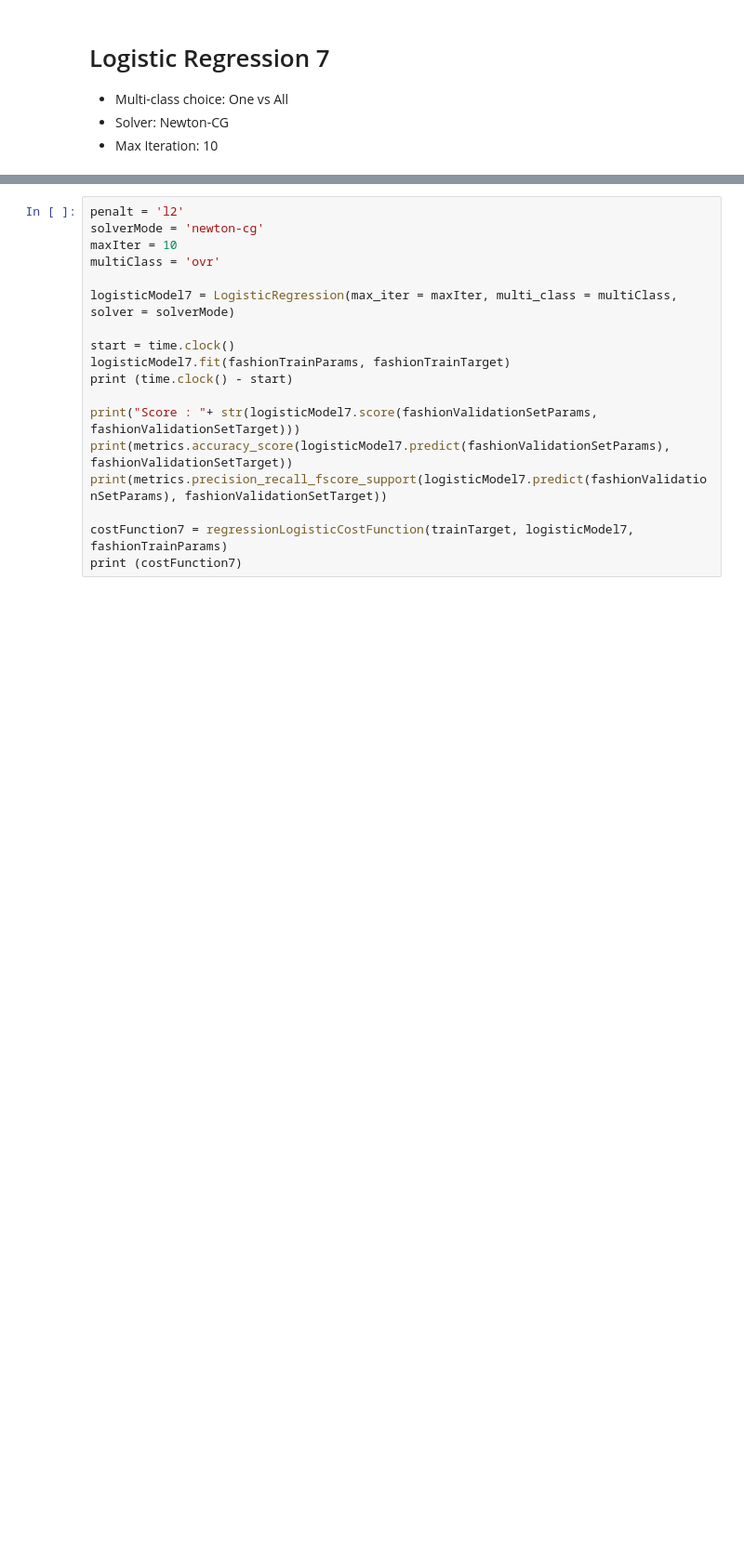
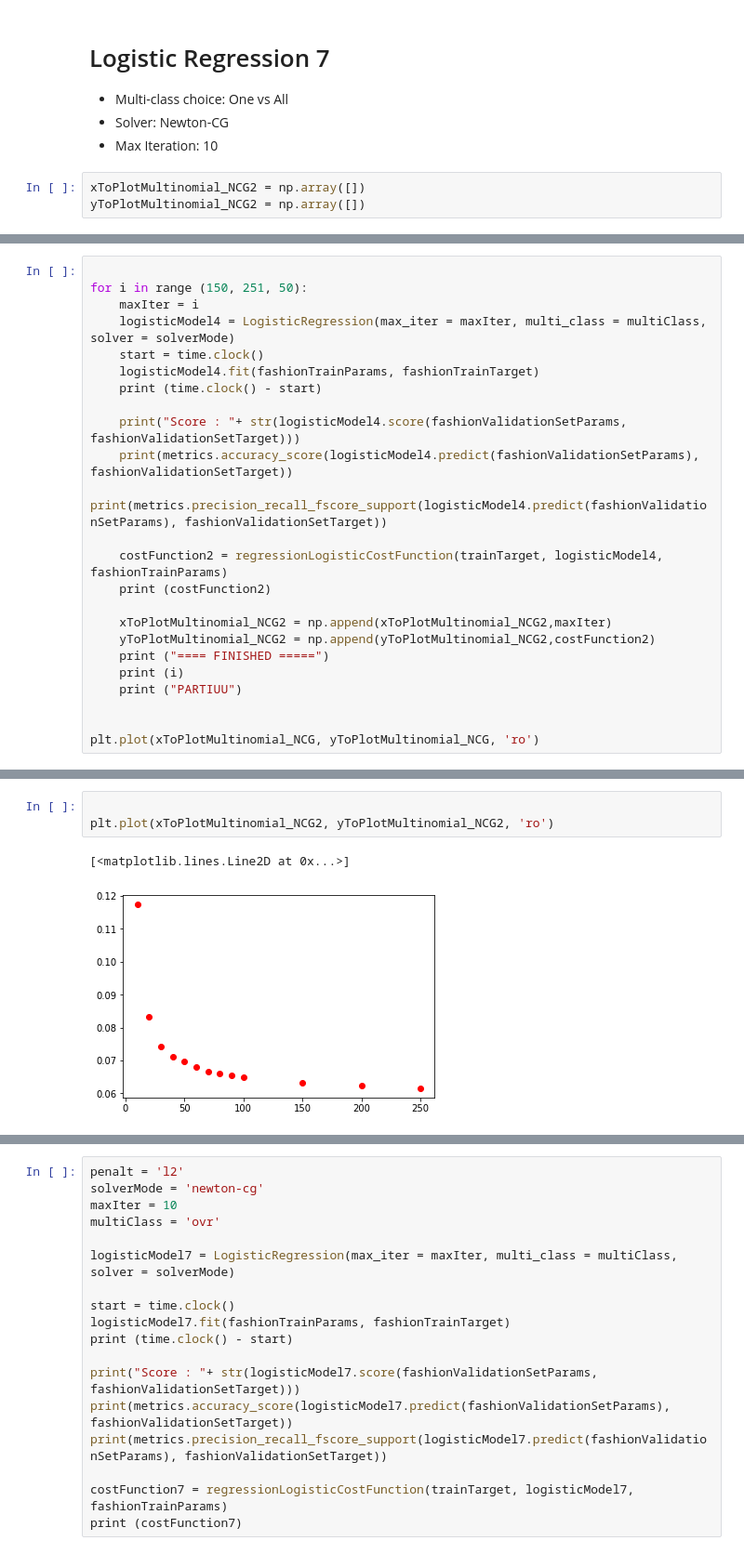
Before and after one commit to ignacioespinoso/Machine-Learning, a Jupyter notebook: proj2/logistic-regression.ipynb, the cells around one changed output, grey strips where cells are left out. Shown at 93% size. Saved outputs shown, nothing was run; the diff lists cells and outputs as text; blank space fills up the shorter version.

```diff
--- a/proj2/logistic-regression.ipynb
+++ b/proj2/logistic-regression.ipynb
@@ -503,3 +566,6 @@ Score : 0.84775
 - Multi-class choice: One vs All
 - Solver: Newton-CG
 - Max Iteration: 10
+# %%
+xToPlotMultinomial_NCG2 = np.array([])
+yToPlotMultinomial_NCG2 = np.array([])
@@ -505,0 +616,24 @@ Score : 0.84775
+# %%
+
+for i in range (150, 251, 50):
+    maxIter = i
+    logisticModel4 = LogisticRegression(max_iter = maxIter, multi_class = multiClass, solver = solverMode)
+    start = time.clock()
+    logisticModel4.fit(fashionTrainParams, fashionTrainTarget)
+    print (time.clock() - start)
+
+    print("Score : "+ str(logisticModel4.score(fashionValidationSetParams, fashionValidationSetTarget)))
+    print(metrics.accuracy_score(logisticModel4.predict(fashionValidationSetParams), fashionValidationSetTarget))
+    print(metrics.precision_recall_fscore_support(logisticModel4.predict(fashionValidationSetParams), fashionValidationSetTarget))
+
+    costFunction2 = regressionLogisticCostFunction(trainTarget, logisticModel4, fashionTrainParams)
+    print (costFunction2)
+
+    xToPlotMultinomial_NCG2 = np.append(xToPlotMultinomial_NCG2,maxIter)
+    yToPlotMultinomial_NCG2 = np.append(yToPlotMultinomial_NCG2,costFunction2)
+    print ("==== FINISHED =====")
+    print (i)
+    print ("PARTIUU")
+
+
+plt.plot(xToPlotMultinomial_NCG, yToPlotMultinomial_NCG, 'ro')
@@ -505,0 +660,6 @@ Score : 0.84775
+# %%
+
+plt.plot(xToPlotMultinomial_NCG2, yToPlotMultinomial_NCG2, 'ro')
+# %% [output]
+[<matplotlib.lines.Line2D at 0x...>]
+[figure, added]
```
Also changed, not shown: parts of 13 cells of this notebook.
